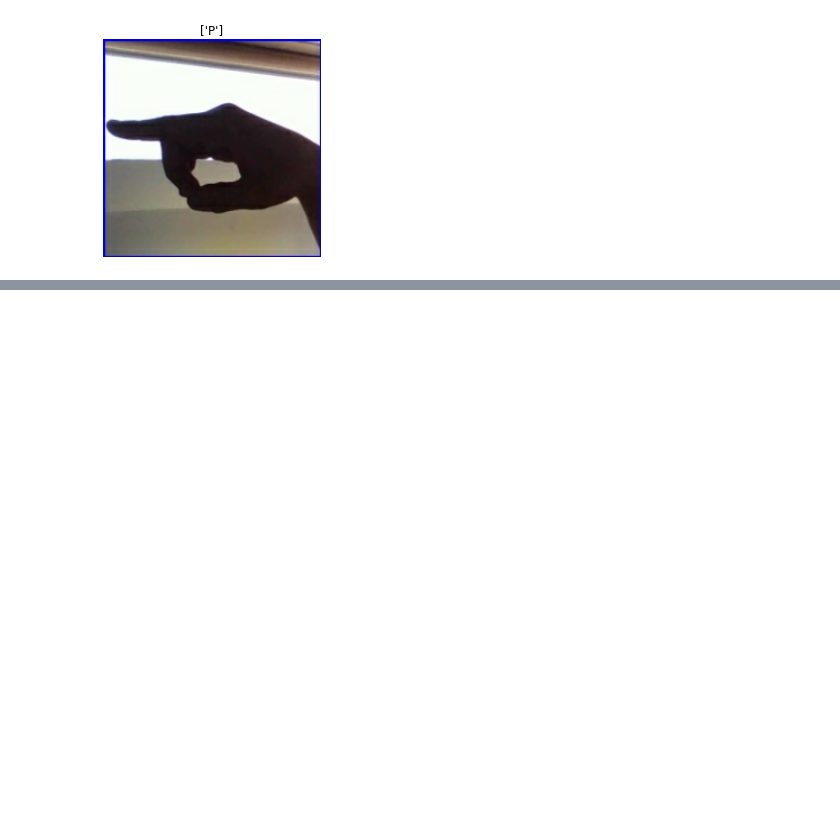
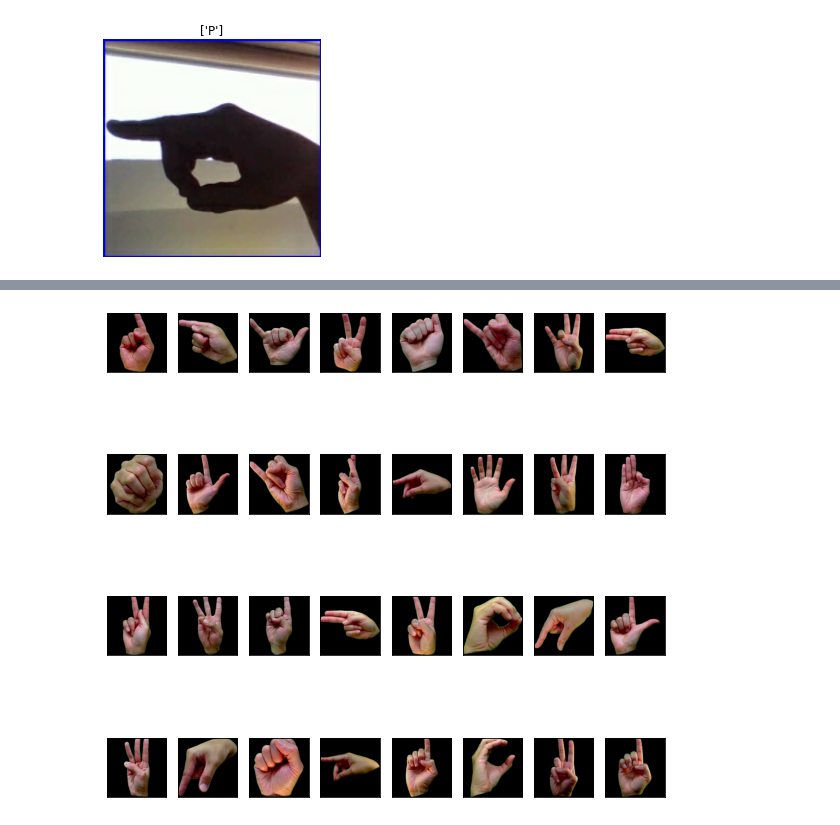
Before and after one commit to dunnkers/optimizers-sign-language, a Jupyter notebook: data-exploration.ipynb, the cells around one changed output, grey strips where cells are left out. Drawn from its saved outputs; the diff is of its cells as text; code cells hidden in the pictures; blank space fills up the shorter version.

```diff
--- a/data-exploration.ipynb
+++ b/data-exploration.ipynb
@@ -212,0 +205,13 @@ array(['black stork', 'letter opener', 'nematode', 'space shuttle',
+# %%
+batches = list(dmerged.take(1).as_numpy_iterator())
+images, labels = batches[0]
+images.shape, labels.shape
+figure = plt.figure(figsize=(10, 10))
+for i in range(len(labels)):
+    plt.subplot(4, 8, i + 1)
+    plt.xticks([])
+    plt.yticks([])
+    plt.grid(False)
+    plt.imshow(images[i].astype('uint8'), cmap=plt.cm.binary)
+# %% [output]
+[figure, added]
```
Also changed, not shown: parts of 22 cells of this notebook, 6 other files.
